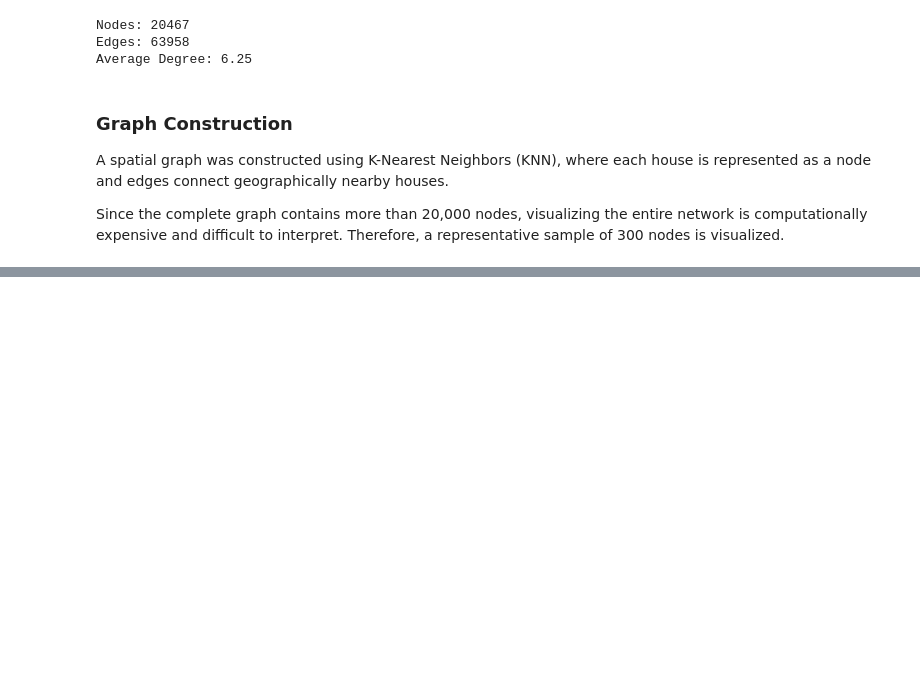
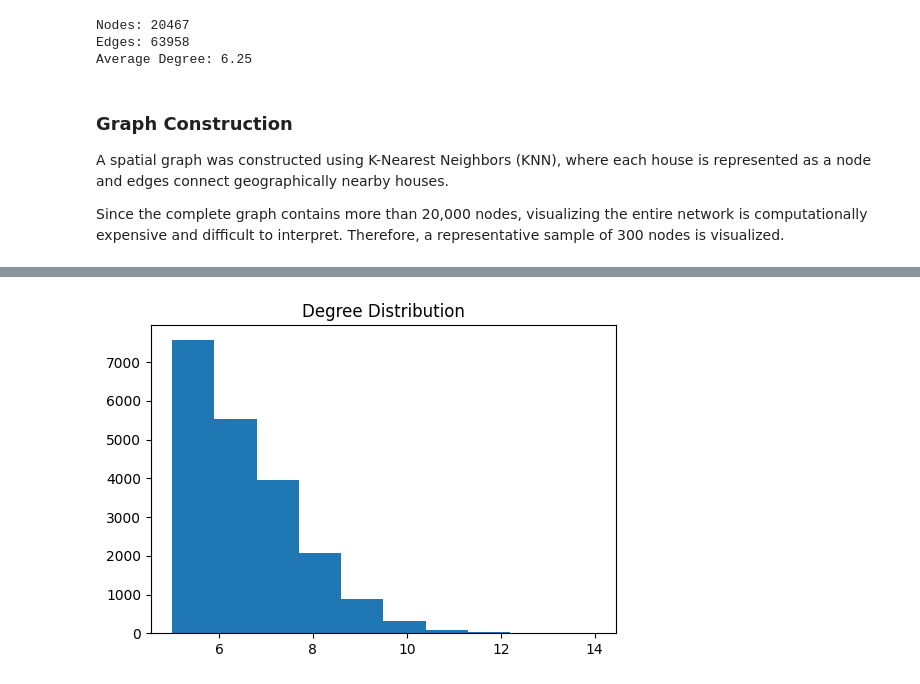
Before and after one commit to Swayam085/geospatial-valuation, a Jupyter notebook: notebooks/03_spatial_graph.ipynb, the cells around one changed output, grey strips where cells are left out. Drawn from its saved outputs; the diff is of its cells as text; code cells hidden in the pictures; blank space fills up the shorter version.

```diff
--- a/notebooks/03_spatial_graph.ipynb
+++ b/notebooks/03_spatial_graph.ipynb
@@ -171,3 +171,22 @@ Average Degree: 6.25
 A spatial graph was constructed using K-Nearest Neighbors (KNN), where each house is represented as a node and edges connect geographically nearby houses.
 
 Since the complete graph contains more than 20,000 nodes, visualizing the entire network is computationally expensive and difficult to interpret. Therefore, a representative sample of 300 nodes is visualized.
+# %%
+df["degree"] = [G.degree(node) for node in G.nodes()]
+# %%
+avg_neighbor_price = []
+
+for node in G.nodes():
+    neighbors = list(G.neighbors(node))
+
+    if len(neighbors) == 0:
+        avg_neighbor_price.append(0)
+    else:
+        avg_price = df.loc[neighbors, "price"].mean()
+        avg_neighbor_price.append(avg_price)
+
+df["avg_neighbor_price"] = avg_neighbor_price
+# %%
+avg_distance = distances[:,1:].mean(axis=1)
+
+df["avg_neighbor_distance"] = avg_distance
@@ -173,0 +206,12 @@ Since the complete graph contains more than 20,000 nodes, visualizing the entire
+# %%
+import matplotlib.pyplot as plt
+
+plt.figure(figsize=(6,4))
+
+plt.hist(df["degree"], bins=10)
+
+plt.title("Degree Distribution")
+
+plt.show()
+# %% [output]
+[figure, added]
```
Also changed, not shown: parts of 9 cells of this notebook, 1 other file.
